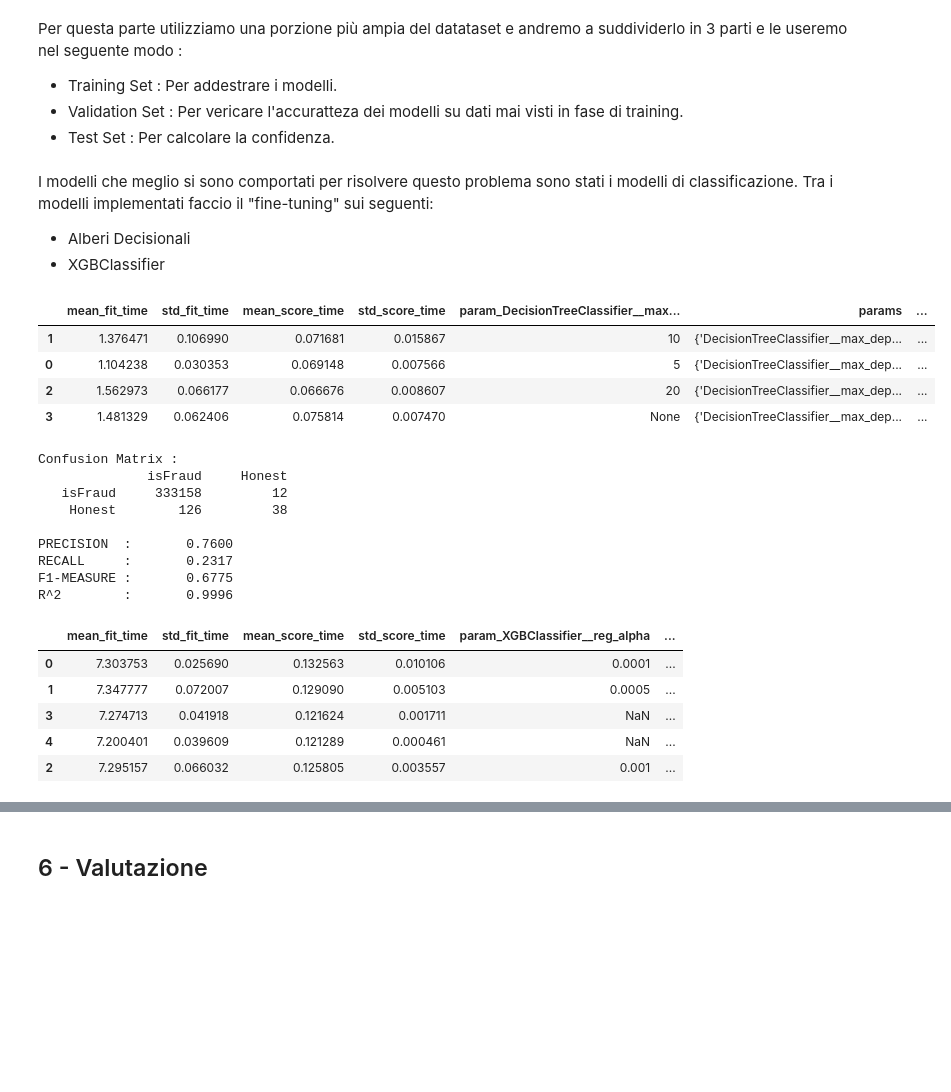
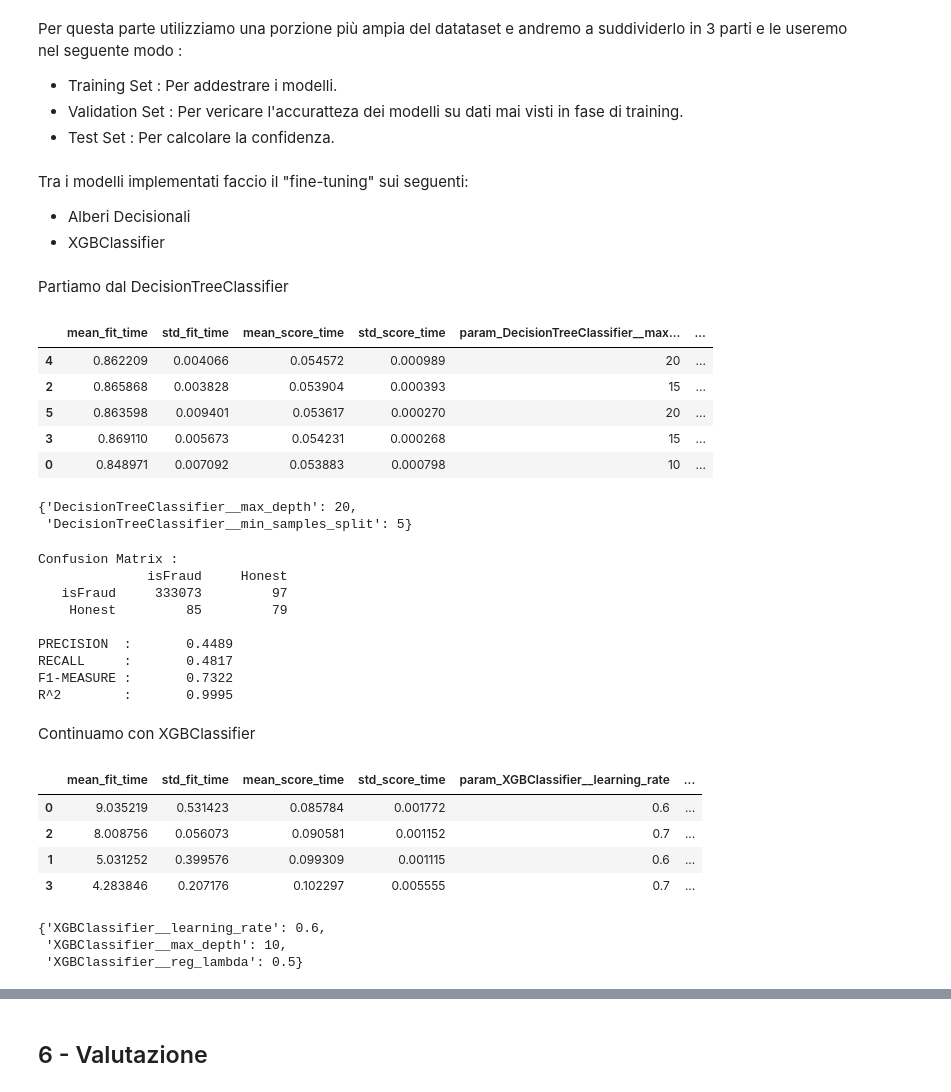
Before and after one commit to FedericoCampanozzi/FraudDetection, a Jupyter notebook: code/main.ipynb, the cells around one changed output, grey strips where cells are left out. Drawn from its saved outputs; the diff is of its cells as text; code cells hidden in the pictures; blank space fills up the shorter version.

```diff
--- a/code/main.ipynb
+++ b/code/main.ipynb
@@ -278,14 +265,14 @@ pd.DataFrame(model.named_steps["Perceptron"].coef_[0],index=f_names,columns=["va
 # %%
 from sklearn.linear_model import LogisticRegression
 
-model_lr = Pipeline([
+model = Pipeline([
     ("preproc", preproc),
     ("LogisticRegression", LogisticRegression(solver="saga", random_state=43, class_weight={1:45}, max_iter=100000))
 ])
 
-model_lr.fit(X_train, y_train.values.ravel())
+model.fit(X_train, y_train.values.ravel())
 
-print_eval(X_val, y_val.values.ravel(), model_lr, classes)
+print_eval(X_val, y_val.values.ravel(), model, classes)
 # %% [output]
 Confusion Matrix :
               isFraud     Honest
@@ -304,7 +291,7 @@ from sklearn.tree import plot_tree
 
 model_dt = Pipeline([
     ("preproc", preproc),
-    ("DecisionTreeClassifier", DecisionTreeClassifier(max_depth=5,random_state=43))
+    ("DecisionTreeClassifier", DecisionTreeClassifier(random_state=43, class_weight={1:45}))
 ])
 
 model_dt.fit(X_train, y_train)
@@ -544,53 +524,68 @@ y = transactions[["isFraud"]]
 X_train, X_val, y_train, y_val = train_test_split(X, y, test_size=1/3, random_state=42)
 X_train, X_test, y_train, y_test = train_test_split(X_train, y_train, test_size=1/3, random_state=42)
 # %% [markdown]
-I modelli che meglio si sono comportati per risolvere questo problema sono stati i modelli di classificazione. Tra i modelli implementati faccio il "fine-tuning" sui seguenti:
+Tra i modelli implementati faccio il "fine-tuning" sui seguenti:
  - Alberi Decisionali
  - XGBClassifier
+# %% [markdown]
+Partiamo dal DecisionTreeClassifier
 # %%
 grid = {
-    "DecisionTreeClassifier__max_depth": [5, 10, 20, None]
+    "DecisionTreeClassifier__max_depth": [10, 15, 20],
+    "DecisionTreeClassifier__min_samples_split": [5, 10],
 }
 gs = GridSearchCV(model_dt, grid, cv=kf)
 gs.fit(X_train, y_train)
 pd.DataFrame(gs.cv_results_).sort_values("rank_test_score").head(5)
 # %% [output]
-|  | mean_fit_time | std_fit_time | mean_score_time | std_score_time | param_DecisionTreeClassifier__max... | params | ... |
-| 1 | 1.376471 | 0.106990 | 0.071681 | 0.015867 | 10 | {'DecisionTreeClassifier__max_dep... | ... |
-| 0 | 1.104238 | 0.030353 | 0.069148 | 0.007566 | 5 | {'DecisionTreeClassifier__max_dep... | ... |
-| 2 | 1.562973 | 0.066177 | 0.066676 | 0.008607 | 20 | {'DecisionTreeClassifier__max_dep... | ... |
-| 3 | 1.481329 | 0.062406 | 0.075814 | 0.007470 | None | {'DecisionTreeClassifier__max_dep... | ... |
+|  | mean_fit_time | std_fit_time | mean_score_time | std_score_time | param_DecisionTreeClassifier__max... | ... |
+| 4 | 0.862209 | 0.004066 | 0.054572 | 0.000989 | 20 | ... |
+| 2 | 0.865868 | 0.003828 | 0.053904 | 0.000393 | 15 | ... |
+| 5 | 0.863598 | 0.009401 | 0.053617 | 0.000270 | 20 | ... |
+| 3 | 0.869110 | 0.005673 | 0.054231 | 0.000268 | 15 | ... |
+| 0 | 0.848971 | 0.007092 | 0.053883 | 0.000798 | 10 | ... |
+# %%
+gs.best_params_
+# %% [output]
+{'DecisionTreeClassifier__max_depth': 20,
+ 'DecisionTreeClassifier__min_samples_split': 5}
 # %%
 print_eval(X_val, y_val, gs.best_estimator_, classes)
 # %% [output]
 Confusion Matrix :
               isFraud     Honest
-   isFraud     333158         12
-    Honest        126         38
+   isFraud     333073         97
+    Honest         85         79
 
-PRECISION  :       0.7600
-RECALL     :       0.2317
-F1-MEASURE :       0.6775
-R^2        :       0.9996
+PRECISION  :       0.4489
+RECALL     :       0.4817
+F1-MEASURE :       0.7322
+R^2        :       0.9995
+# %% [markdown]
+Continuamo con XGBClassifier
 # %%
 grid = [
     {
-        "XGBClassifier__reg_alpha": [0.0001, 0.0005, 0.001],
-    },
-    {
-        "XGBClassifier__reg_lambda": [0.008, 0.01]
+        "XGBClassifier__learning_rate":[0.6,0.7],
+        "XGBClassifier__reg_lambda":[0.5],
+        "XGBClassifier__max_depth":[10,15]
     }
 ]
 gs = GridSearchCV(model_xgb, grid, cv=kf)
 gs.fit(X_train, y_train.values.ravel())
 pd.DataFrame(gs.cv_results_).sort_values("rank_test_score").head(5)
 # %% [output]
-|  | mean_fit_time | std_fit_time | mean_score_time | std_score_time | param_XGBClassifier__reg_alpha | ... |
-| 0 | 7.303753 | 0.025690 | 0.132563 | 0.010106 | 0.0001 | ... |
-| 1 | 7.347777 | 0.072007 | 0.129090 | 0.005103 | 0.0005 | ... |
-| 3 | 7.274713 | 0.041918 | 0.121624 | 0.001711 | NaN | ... |
-| 4 | 7.200401 | 0.039609 | 0.121289 | 0.000461 | NaN | ... |
-| 2 | 7.295157 | 0.066032 | 0.125805 | 0.003557 | 0.001 | ... |
+|  | mean_fit_time | std_fit_time | mean_score_time | std_score_time | param_XGBClassifier__learning_rate | ... |
+| 0 | 9.035219 | 0.531423 | 0.085784 | 0.001772 | 0.6 | ... |
+| 2 | 8.008756 | 0.056073 | 0.090581 | 0.001152 | 0.7 | ... |
+| 1 | 5.031252 | 0.399576 | 0.099309 | 0.001115 | 0.6 | ... |
+| 3 | 4.283846 | 0.207176 | 0.102297 | 0.005555 | 0.7 | ... |
+# %%
+gs.best_params_
+# %% [output]
+{'XGBClassifier__learning_rate': 0.6,
+ 'XGBClassifier__max_depth': 10,
+ 'XGBClassifier__reg_lambda': 0.5}
 # %%
 print_eval(X_val, y_val, gs.best_estimator_, classes)
 # %% [output]
```
Also changed, not shown: parts of 18 cells of this notebook.
